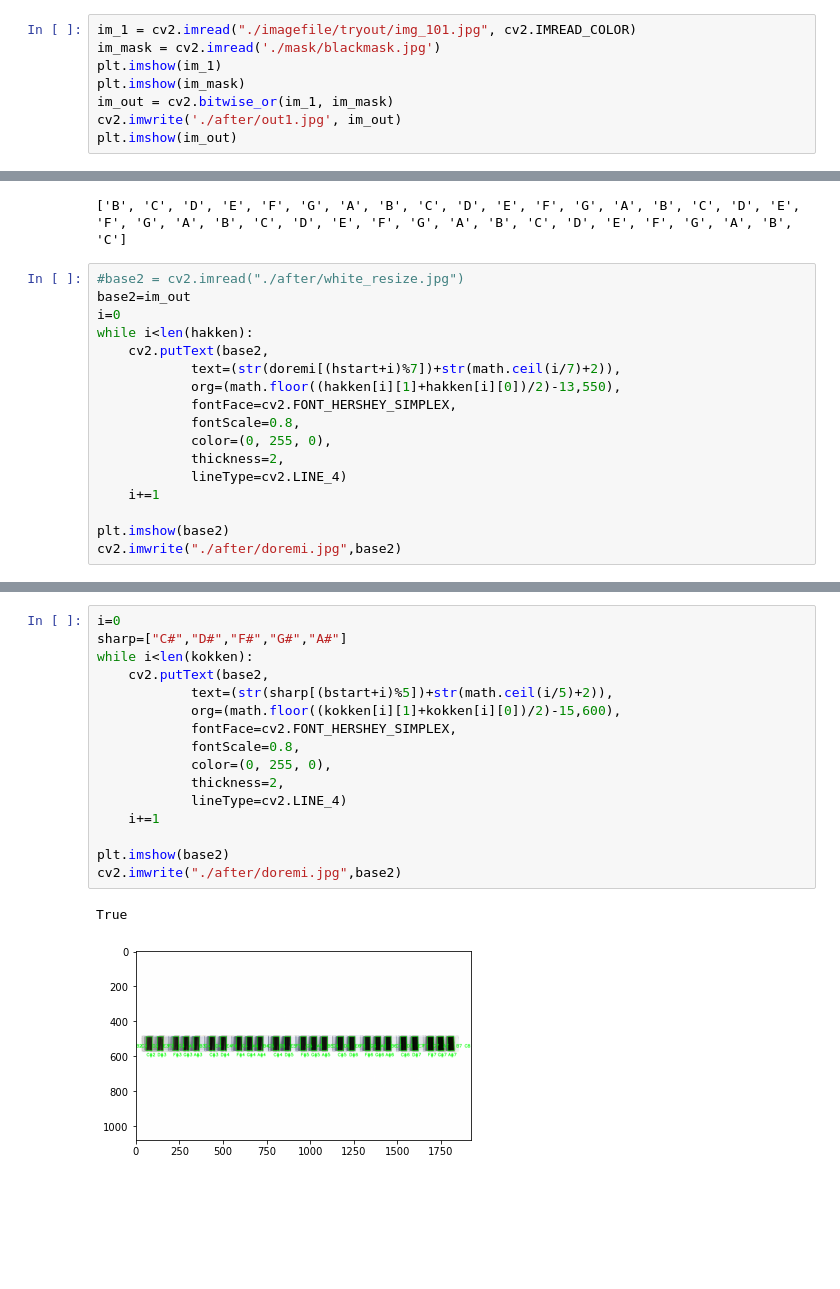
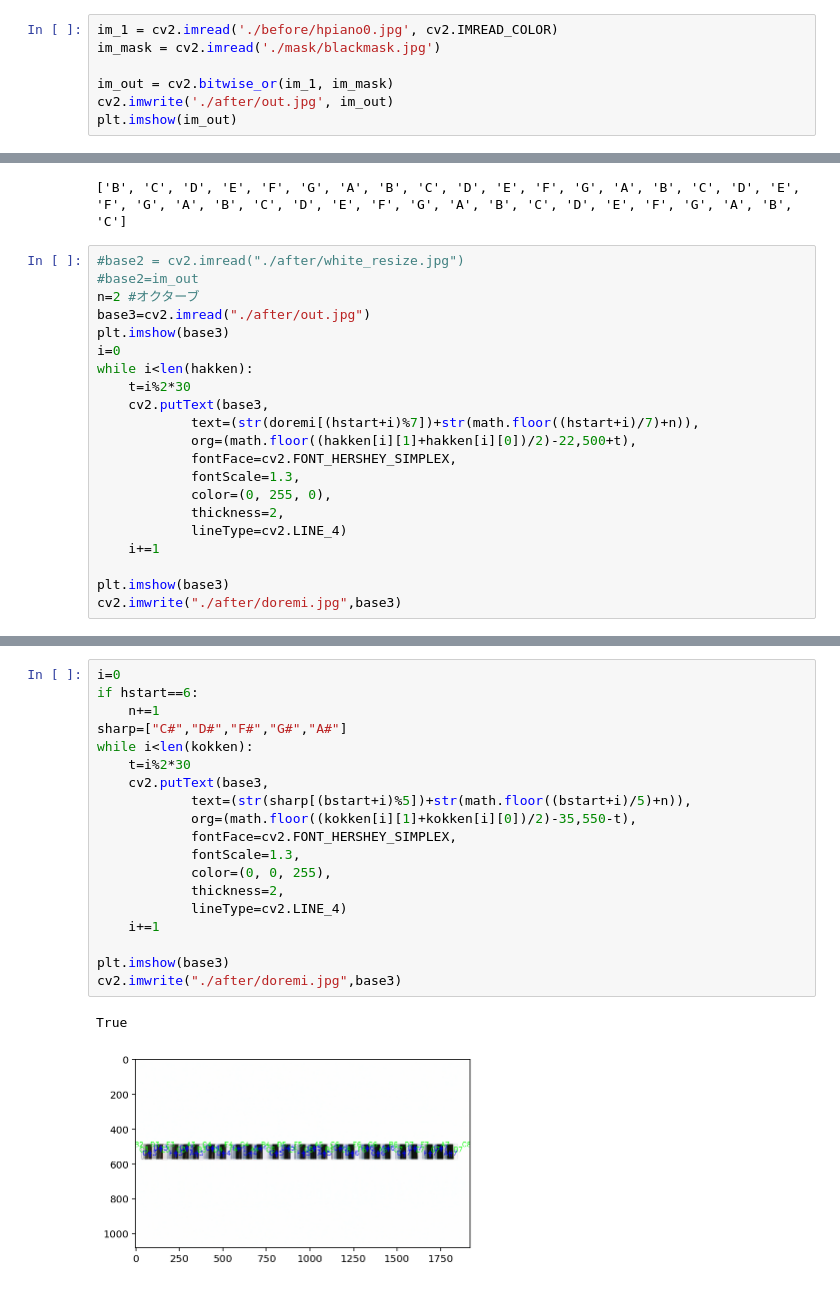
Before and after one commit to rasseimu/kakenkeyboard, a Jupyter notebook: keyboard/doremi_ok.ipynb, the cells around one changed output, grey strips where cells are left out. Cells and saved outputs as stored; diff of their text form; blank space fills up the shorter version.

```diff
--- a/keyboard/doremi_ok.ipynb
+++ b/keyboard/doremi_ok.ipynb
@@ -48,10 +48,9 @@ True
 # %%
-im_1 = cv2.imread("./imagefile/tryout/img_101.jpg", cv2.IMREAD_COLOR)
+im_1 = cv2.imread('./before/hpiano0.jpg', cv2.IMREAD_COLOR)
 im_mask = cv2.imread('./mask/blackmask.jpg')
-plt.imshow(im_1)
-plt.imshow(im_mask)
+
 im_out = cv2.bitwise_or(im_1, im_mask)
-cv2.imwrite('./after/out1.jpg', im_out)
+cv2.imwrite('./after/out.jpg', im_out)
 plt.imshow(im_out)
 # %% [output]
 <matplotlib.image.AxesImage at 0x...>
@@ -279,20 +278,24 @@ print(hakkendoremi)
 ['B', 'C', 'D', 'E', 'F', 'G', 'A', 'B', 'C', 'D', 'E', 'F', 'G', 'A', 'B', 'C', 'D', 'E', 'F', 'G', 'A', 'B', 'C', 'D', 'E', 'F', 'G', 'A', 'B', 'C', 'D', 'E', 'F', 'G', 'A', 'B', 'C']
 # %%
 #base2 = cv2.imread("./after/white_resize.jpg")
-base2=im_out
+#base2=im_out
+n=2 #オクターブ
+base3=cv2.imread("./after/out.jpg")
+plt.imshow(base3)
 i=0
 while i<len(hakken):
-    cv2.putText(base2,
-            text=(str(doremi[(hstart+i)%7])+str(math.ceil(i/7)+2)),
-            org=(math.floor((hakken[i][1]+hakken[i][0])/2)-13,550),
+    t=i%2*30
+    cv2.putText(base3,
+            text=(str(doremi[(hstart+i)%7])+str(math.floor((hstart+i)/7)+n)),
+            org=(math.floor((hakken[i][1]+hakken[i][0])/2)-22,500+t),
             fontFace=cv2.FONT_HERSHEY_SIMPLEX,
-            fontScale=0.8,
+            fontScale=1.3,
             color=(0, 255, 0),
             thickness=2,
             lineType=cv2.LINE_4)
     i+=1
 
-plt.imshow(base2)
-cv2.imwrite("./after/doremi.jpg",base2)
+plt.imshow(base3)
+cv2.imwrite("./after/doremi.jpg",base3)
 # %% [output]
 True
@@ -306,22 +312,25 @@ if hstart==5 : bstart=4
 # %%
 i=0
+if hstart==6:
+    n+=1
 sharp=["C#","D#","F#","G#","A#"]
 while i<len(kokken):
-    cv2.putText(base2,
-            text=(str(sharp[(bstart+i)%5])+str(math.ceil(i/5)+2)),
-            org=(math.floor((kokken[i][1]+kokken[i][0])/2)-15,600),
+    t=i%2*30
+    cv2.putText(base3,
+            text=(str(sharp[(bstart+i)%5])+str(math.floor((bstart+i)/5)+n)),
+            org=(math.floor((kokken[i][1]+kokken[i][0])/2)-35,550-t),
             fontFace=cv2.FONT_HERSHEY_SIMPLEX,
-            fontScale=0.8,
-            color=(0, 255, 0),
+            fontScale=1.3,
+            color=(0, 0, 255),
             thickness=2,
             lineType=cv2.LINE_4)
     i+=1
 
-plt.imshow(base2)
-cv2.imwrite("./after/doremi.jpg",base2)
+plt.imshow(base3)
+cv2.imwrite("./after/doremi.jpg",base3)
 # %% [output]
 True
-[figure, old version]
+[figure, new version]
 # %%
 #ここから画像の比較
 import cv2
```
Also changed, not shown: parts of 24 cells of this notebook.
